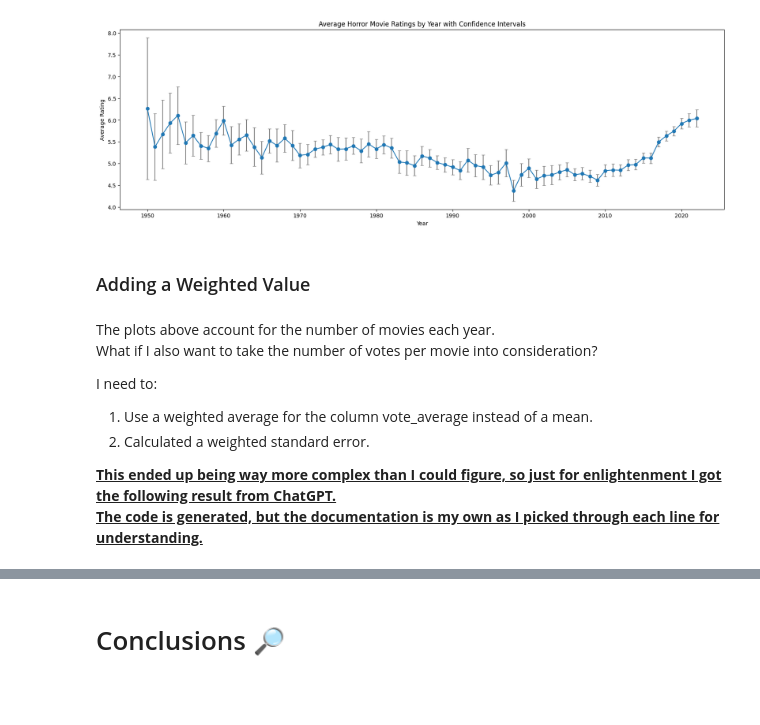
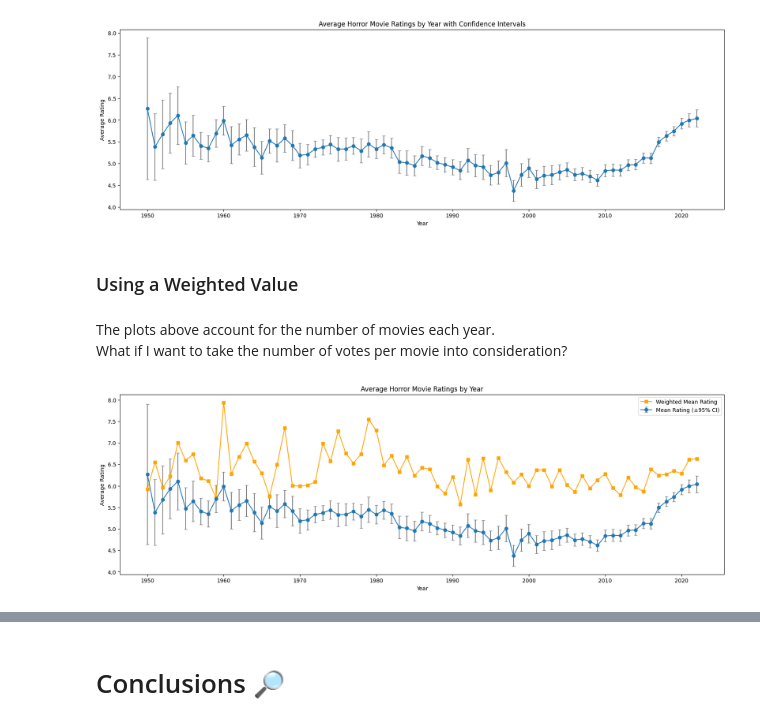
Before and after one commit to ashley-skidmore/horror_movie_playground, a Jupyter notebook: notebooks/horror_by_year.ipynb, the cells around one changed output, grey strips where cells are left out. Cells and saved outputs as stored; diff of their text form; code cells hidden in the pictures; blank space fills up the shorter version.

```diff
--- a/notebooks/horror_by_year.ipynb
+++ b/notebooks/horror_by_year.ipynb
@@ -356,40 +351,47 @@ plt.show()
 # %% [output]
 [figure]
 # %% [markdown]
-### Adding a Weighted Value
+### Using a Weighted Value
 # %% [markdown]
 The plots above account for the number of movies each year.
-What if I also want to take the number of votes per movie into consideration?
-
-I need to:
-1. Use a weighted average for the column vote_average instead of a mean.
-2. Calculated a weighted standard error.
-
-<u>**This ended up being way more complex than I could figure, so just for enlightenment I got the following result from ChatGPT.
-The code is generated, but the documentation is my own as I picked through each line for understanding.**<u>
+What if I want to take the number of votes per movie into consideration?
 # %%
 #Defining a function to handle the weighted mean
 def weighted_mean(x): #x is a subset of the grouped DataFrame representing the rows for each year
     return np.average(x['vote_average'], weights=x['vote_count']) #For each movie, we're multiplying the 'vote_average' by the 'vote_count' and dividing by the total votes for the year
 
 #Group by year and apply the function to the new variable
 grouped = horror_filtered.groupby('year')
-weighted_means = grouped.apply(weighted_mean)
+weighted_means = horror_filtered.groupby('year')[['vote_average', 'vote_count']].apply(weighted_mean)
 
-#Define a function to calculate weighted standard error
-def weighted_se(x):
-    #assigns 'weights' the value of votes per year
-    weights = x['vote_count']
-    #calculating a weighted average of x['vote_average'] using its value in 'weights'
-    average = np.average(x['vote_average'], weights=weights)
-    #calculating the difference between each rating and its weighted rating, squaring to eliminate negatives and emphasize large differences, then calculating an average
-    variance = np.average((x['vote_average'] - average) ** 2, weights=weights)
-    #FINALLY we calculate the weighted standard error by multiplying variance by the number of movies and finding the square root of that result
-    return np.sqrt(variance / len(x))
+plt.figure(figsize=(20, 6))
 
-#Apply the function to calculate the weighted standard error for grouped
-weighted_se = grouped.apply(weighted_se)
+# Plot mean ratings with confidence intervals
+plt.errorbar(
+    mean_ratings.index,
+    mean_ratings,
+    yerr=1.96 * se,
+    fmt='-o',
+    label='Mean Rating (±95% CI)',
+    ecolor='gray',
+    capsize=3
+)
 
-#Calculate confidence interval
-ci_lower = weighted_means - 1.96 * weighted_se
-ci_upper = weighted_means + 1.96 * weighted_se
+# Plot weighted means
+plt.plot(
+    weighted_means.index,
+    weighted_means,
+    '-s',
+    label='Weighted Mean Rating',
+    color='orange'
+)
+
+# Add labels, title, and legend
+plt.xlabel('Year')
+plt.ylabel('Average Rating')
+plt.title('Average Horror Movie Ratings by Year')
+plt.legend()
+
+plt.show()
+# %% [output]
+[figure, added]
```
Also changed, not shown: parts of 6 cells of this notebook.
